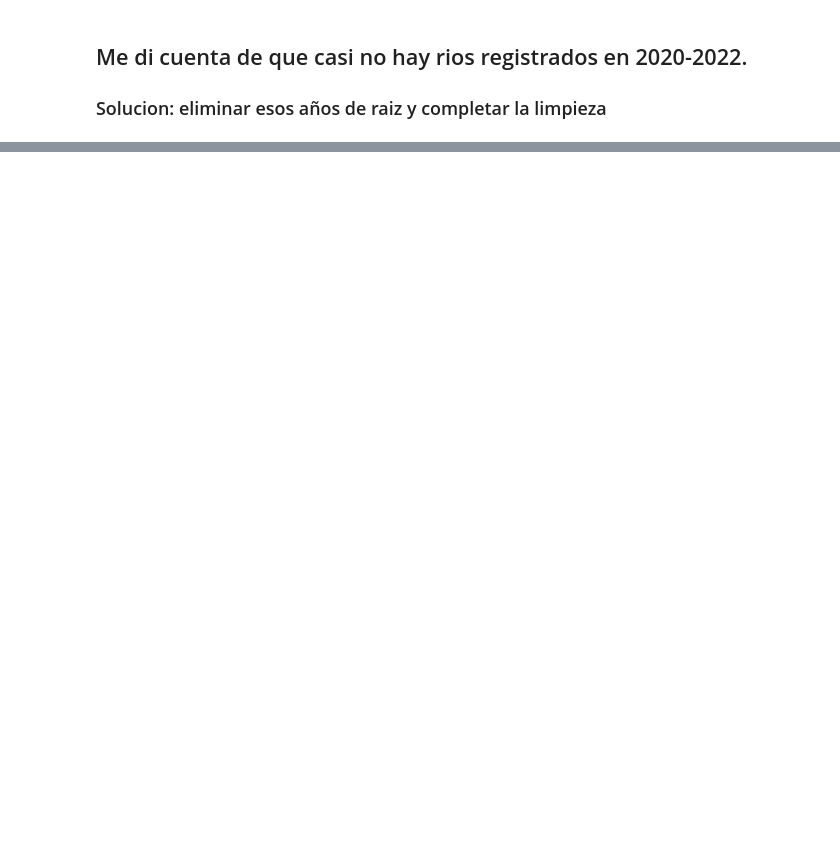
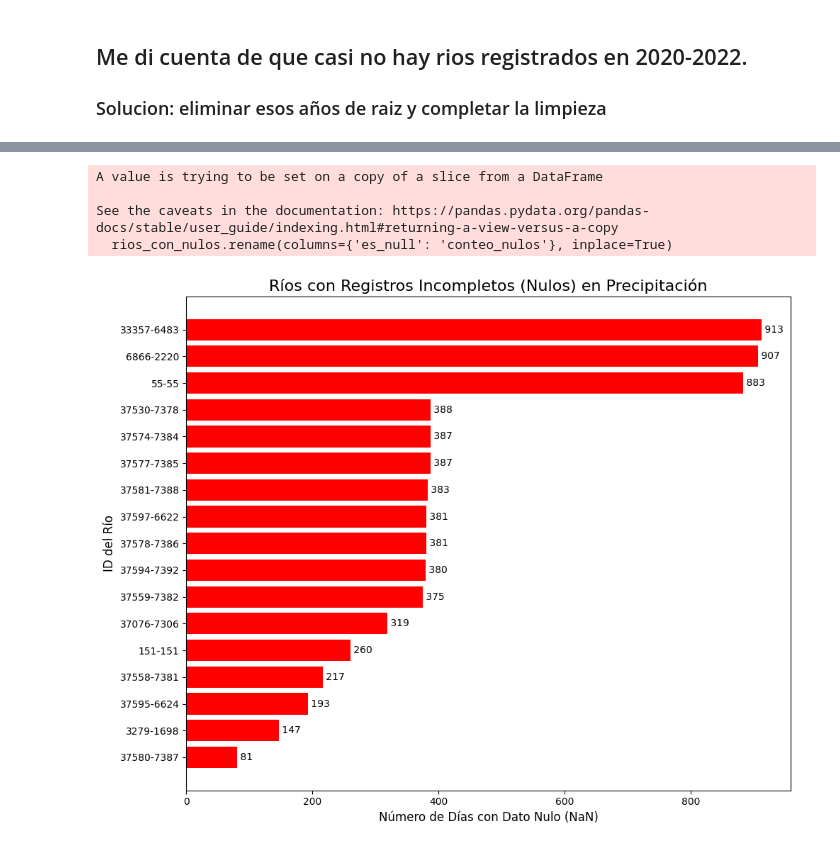
Before and after one commit to NicoBatti/sirena_batti_pruebas, a Jupyter notebook: crear_csv.ipynb, the cells around one changed output, grey strips where cells are left out. Drawn from its saved outputs; the diff is of its cells as text; code cells hidden in the pictures; blank space fills up the shorter version.

```diff
--- a/crear_csv.ipynb
+++ b/crear_csv.ipynb
@@ -507,0 +555,3 @@ df
+# %%
+df.reset_index(drop=True, inplace=True)
+df
@@ -507,0 +572,49 @@ df
+# %%
+import matplotlib.pyplot as plt
+import pandas as pd
+
+# 1. Agrupar y contar los nulos por cada río
+# Al sumar la columna booleana 'es_nulo' (donde True=1, False=0), obtenemos el conteo de nulos.
+conteo_nulos_por_rio = df.groupby('rio_id')['es_null'].sum().reset_index()
+
+# 2. Filtrar: Solo nos interesan los ríos que tienen AL MENOS un nulo (Conteo > 0)
+rios_con_nulos = conteo_nulos_por_rio[conteo_nulos_por_rio['es_null'] > 0]
+
+# Renombrar la columna de conteo para mayor claridad
+rios_con_nulos.rename(columns={'es_null': 'conteo_nulos'}, inplace=True)
+
+
+# 3. Preparar el Gráfico
+# Ordenamos los ríos por la cantidad de nulos (de mayor a menor)
+rios_con_nulos = rios_con_nulos.sort_values(by='conteo_nulos', ascending=False)
+
+# Definir el tamaño del gráfico
+# Usamos un tamaño grande, ajustando la altura si hay muchos ríos (ej. 10 pulgadas por cada 50 ríos)
+altura_figura = max(8, len(rios_con_nulos) * 0.2)
+plt.figure(figsize=(10, altura_figura))
+
+# 4. Generar el Gráfico de Barras Horizontal
+plt.barh(
+    rios_con_nulos['rio_id'],  # Eje Y: ID del Río
+    rios_con_nulos['conteo_nulos'], # Eje X: Cantidad de Nulos
+    color='red'
+)
+
+# 5. Etiquetas y Título
+plt.title('Ríos con Registros Incompletos (Nulos) en Precipitación', fontsize=16)
+plt.xlabel('Número de Días con Dato Nulo (NaN)', fontsize=12)
+plt.ylabel('ID del Río', fontsize=12)
+plt.gca().invert_yaxis() # Invierte el eje Y para que el río con más nulos esté arriba
+
+# Opcional: Agregar el valor exacto encima de cada barra
+for index, value in enumerate(rios_con_nulos['conteo_nulos']):
+    plt.text(value, index, f' {int(value)}', va='center')
+
+plt.tight_layout()
+plt.show()
+# %% [output]
+A value is trying to be set on a copy of a slice from a DataFrame
+
+See the caveats in the documentation: https://pandas.pydata.org/pandas-docs/stable/user_guide/indexing.html#returning-a-view-versus-a-copy
+  rios_con_nulos.rename(columns={'es_null': 'conteo_nulos'}, inplace=True)
+[figure, added]
```
Also changed, not shown: parts of 17 cells of this notebook, 2 other files.
